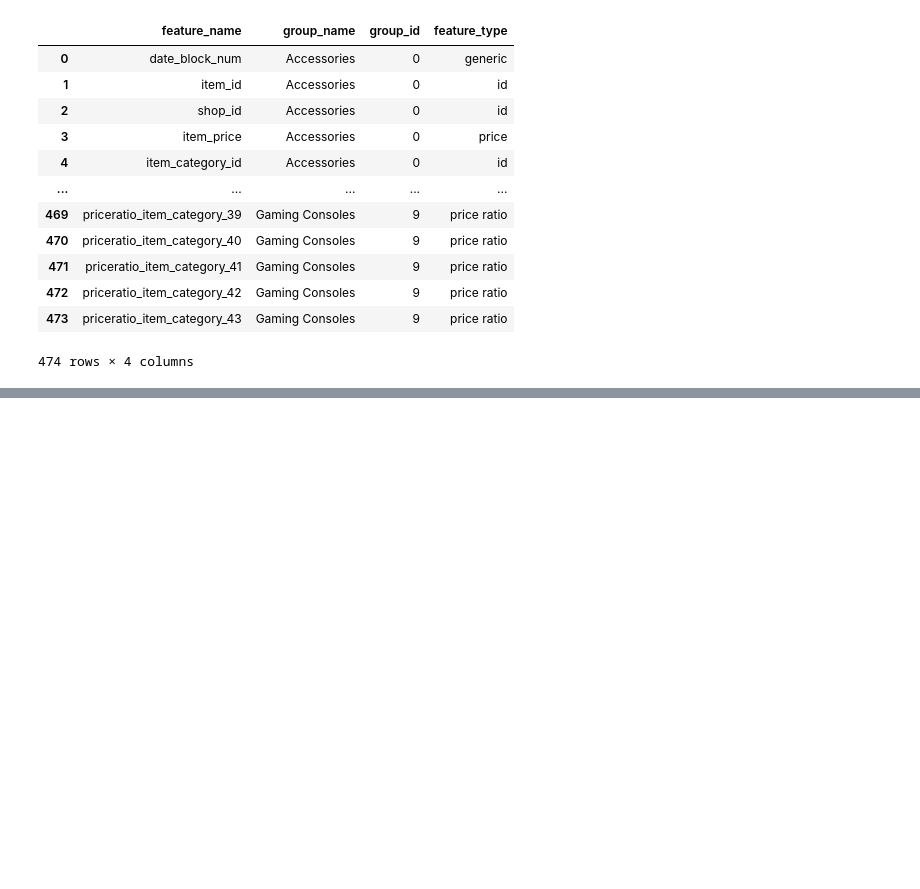
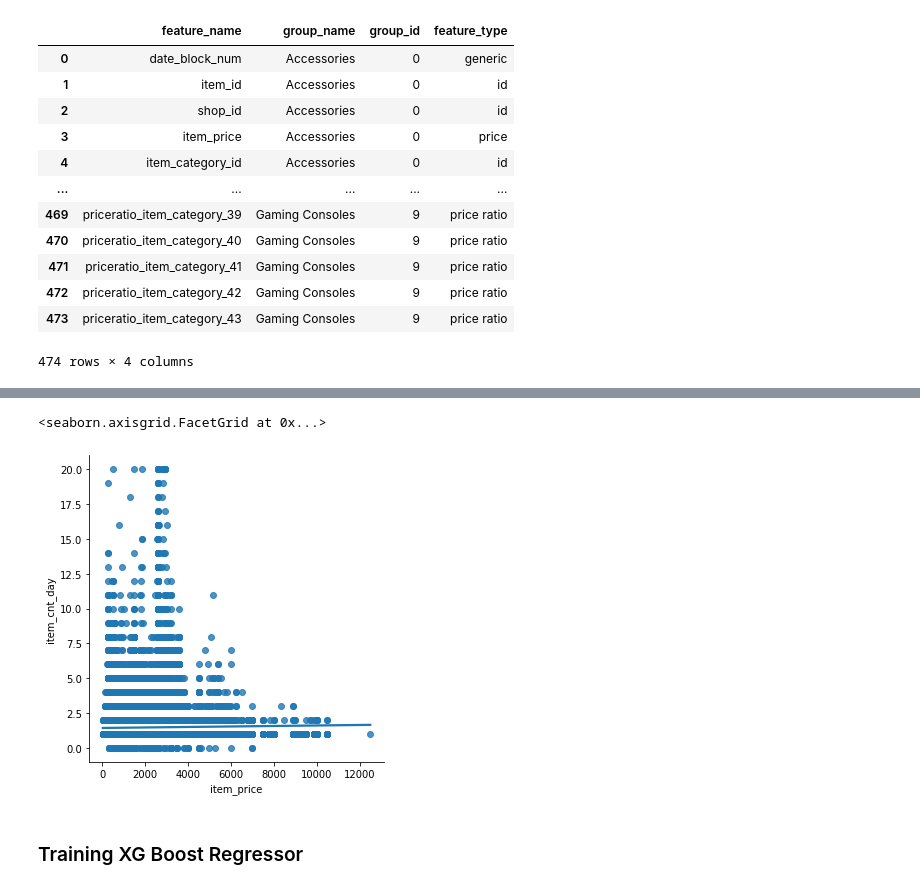
Before and after one commit to ManashJKonwar/ML-Retail-Sales, a Jupyter notebook: modelling_pipeline/training_script_v02.ipynb, the cells around one changed output, grey strips where cells are left out. Saved outputs shown, nothing was run; the diff lists cells and outputs as text; code cells hidden in the pictures; blank space fills up the shorter version.

Commit message:
Enhancement: Training_xgboost_model_for_each_product_category
Signed-off-by: ManashJKonwar <rickykonwar@gmail.com>

```diff
--- a/modelling_pipeline/training_script_v02.ipynb
+++ b/modelling_pipeline/training_script_v02.ipynb
@@ -218,0 +227,3 @@ df_features
+# %%
+df_exploration_data = finalized_train_dict.get('Accessories').sort_values(by='item_price')
+df_exploration_data
@@ -218,0 +244,7 @@ df_features
+# %%
+sns.lmplot(x='item_price', y='item_cnt_day', data = df_exploration_data)
+# %% [output]
+<seaborn.axisgrid.FacetGrid at 0x...>
+[figure, added]
+# %% [markdown]
+### Training XG Boost Regressor
```
Also changed, not shown: parts of 5 cells of this notebook.
